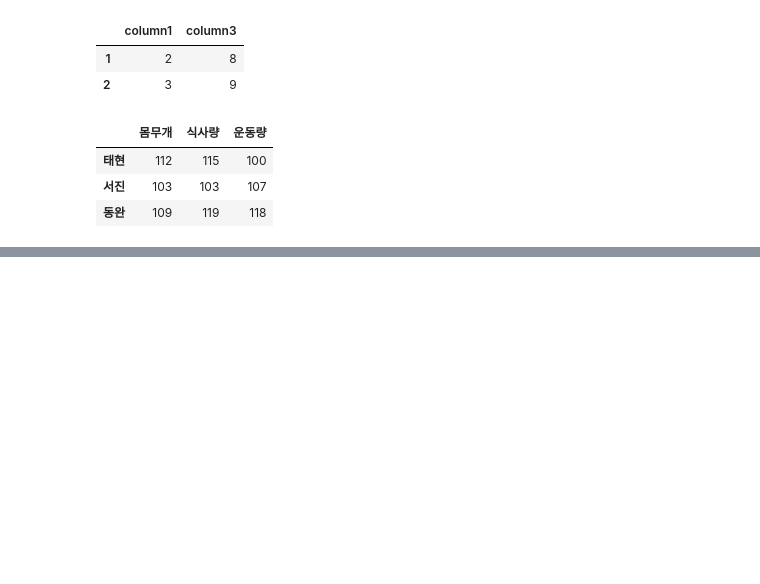
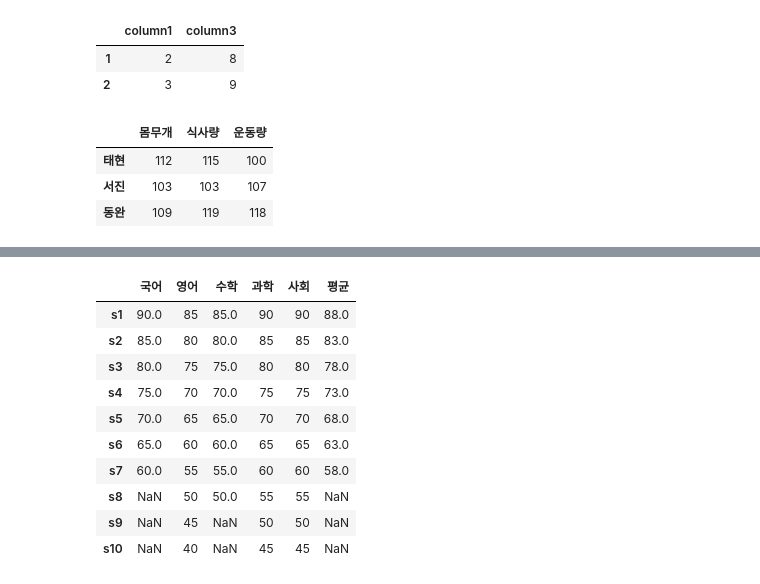
Before and after one commit to ilm52626/HKMD1_Complementary, a Jupyter notebook: m2_분석라이브러리/pandas/pandas_데이터형식_guide.ipynb, the cells around one changed output, grey strips where cells are left out. Cells and saved outputs as stored; diff of their text form; code cells hidden in the pictures; blank space fills up the shorter version.

```diff
--- a/m2_분석라이브러리/pandas/pandas_데이터형식_guide.ipynb
+++ b/m2_분석라이브러리/pandas/pandas_데이터형식_guide.ipynb
@@ -378,0 +419,4 @@ Index(['몸무개', '식사량', '운동량'], dtype='object') <class 'pandas.co
+# %%
+a=pd.DataFrame(a,index=['s1','s2','s3','s4','s5','s6','s7','s8','s9','s10'],
+               columns=['국어','영어','수학','과학','사회'])
+a
@@ -378,0 +440,4 @@ Index(['몸무개', '식사량', '운동량'], dtype='object') <class 'pandas.co
+# %%
+for i in range(10):
+    a.iloc[i] = 90 - i*5
+a
@@ -378,0 +456,4 @@ Index(['몸무개', '식사량', '운동량'], dtype='object') <class 'pandas.co
+# %%
+for i in range(10):
+    a.iloc[i,1:3] = a.iloc[i,0] - 5
+a
@@ -378,0 +472,4 @@ Index(['몸무개', '식사량', '운동량'], dtype='object') <class 'pandas.co
+# %%
+a.iloc[7:,0] = np.nan
+a.iloc[8:,2] = np.nan
+a
@@ -378,0 +488,15 @@ Index(['몸무개', '식사량', '운동량'], dtype='object') <class 'pandas.co
+# %%
+a['평균'] = (a['국어'] + a['영어'] + a['수학'] + a['과학'] + a['사회'])/5
+a
+# %% [output]
+|  | 국어 | 영어 | 수학 | 과학 | 사회 | 평균 |
+| s1 | 90.0 | 85 | 85.0 | 90 | 90 | 88.0 |
+| s2 | 85.0 | 80 | 80.0 | 85 | 85 | 83.0 |
+| s3 | 80.0 | 75 | 75.0 | 80 | 80 | 78.0 |
+| s4 | 75.0 | 70 | 70.0 | 75 | 75 | 73.0 |
+| s5 | 70.0 | 65 | 65.0 | 70 | 70 | 68.0 |
+| s6 | 65.0 | 60 | 60.0 | 65 | 65 | 63.0 |
+| s7 | 60.0 | 55 | 55.0 | 60 | 60 | 58.0 |
+| s8 | NaN | 50 | 50.0 | 55 | 55 | NaN |
+| s9 | NaN | 45 | NaN | 50 | 50 | NaN |
+| s10 | NaN | 40 | NaN | 45 | 45 | NaN |
```
Also changed, not shown: parts of 19 cells of this notebook.
